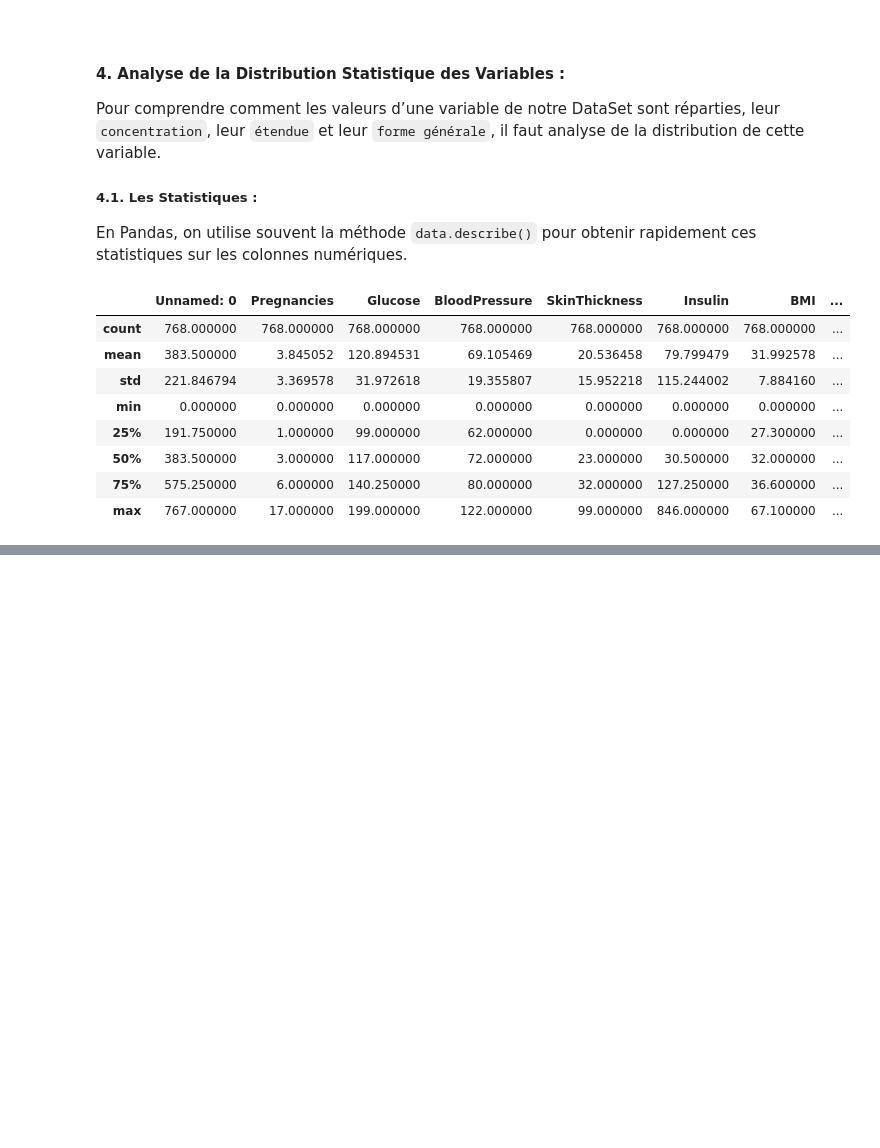
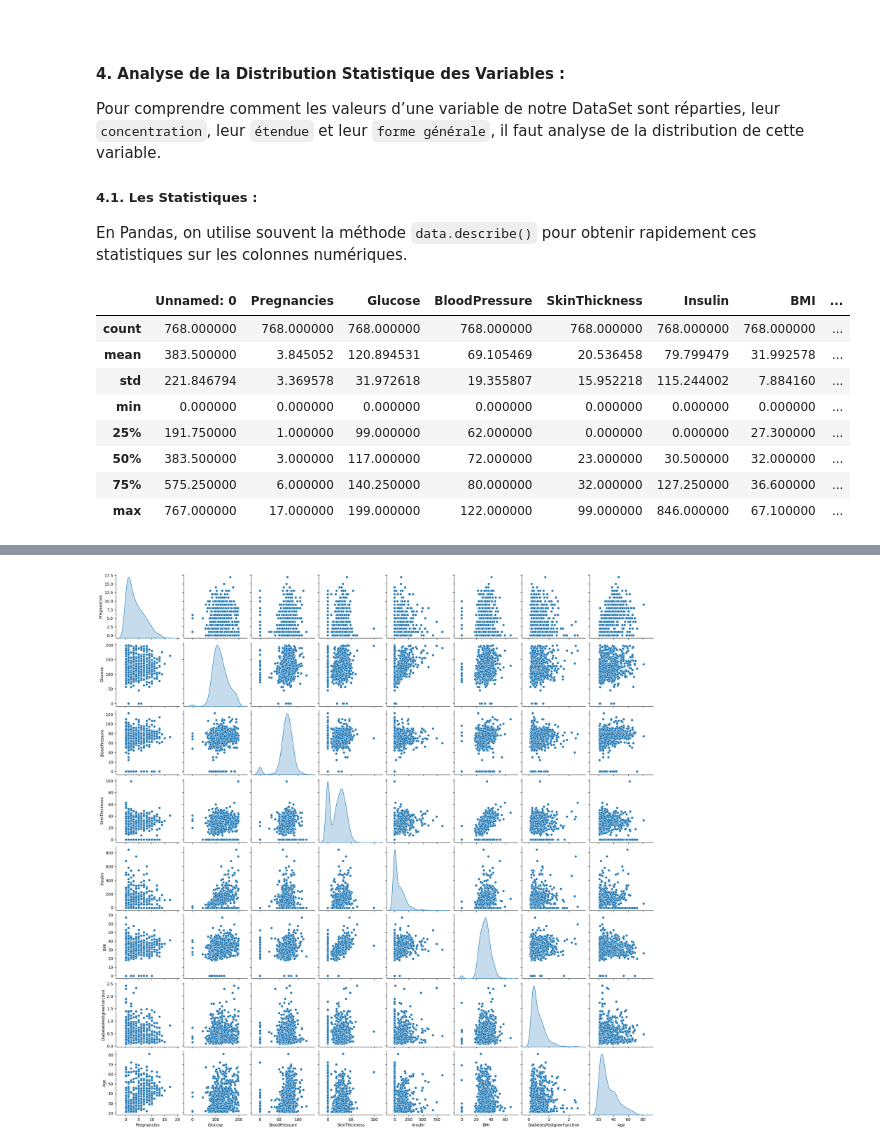
Before and after one commit to ABDELHAFIDAIT/DiabRisk, a Jupyter notebook: src/exploring.ipynb, the cells around one changed output, grey strips where cells are left out. Saved outputs shown, nothing was run; the diff lists cells and outputs as text; code cells hidden in the pictures; blank space fills up the shorter version.

```diff
--- a/src/exploring.ipynb
+++ b/src/exploring.ipynb
@@ -170,0 +236,9 @@ En **_gros_**, on peut résumer cette préanalyse en ces 3 points :
+# %%
+sns.pairplot(
+    data,
+    vars=features,
+    diag_kind="kde"
+)
+plt.show()
+# %% [output]
+[figure, added]
```
Also changed, not shown: parts of 8 cells of this notebook.
